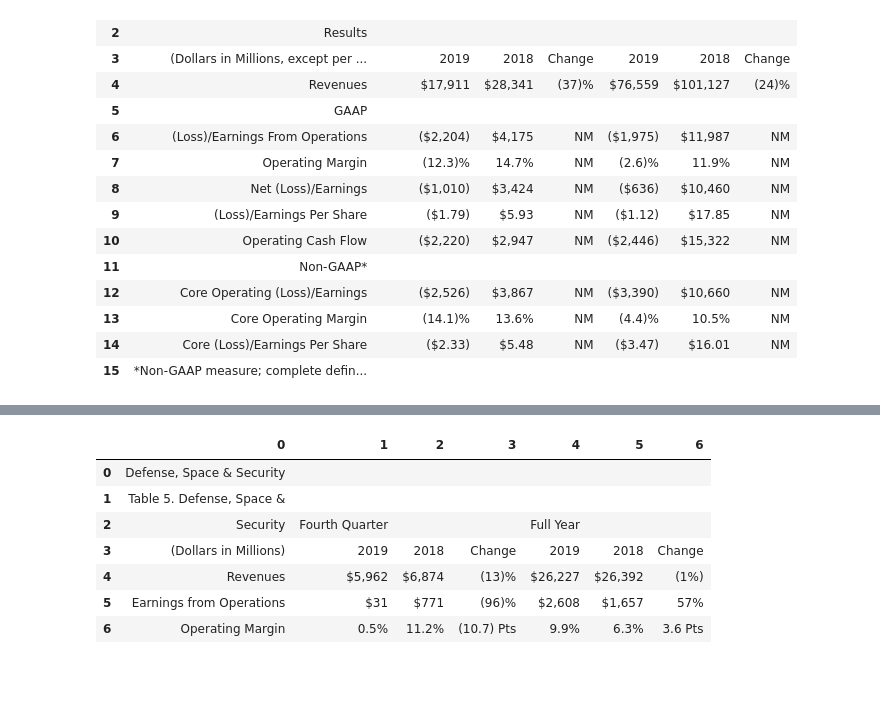
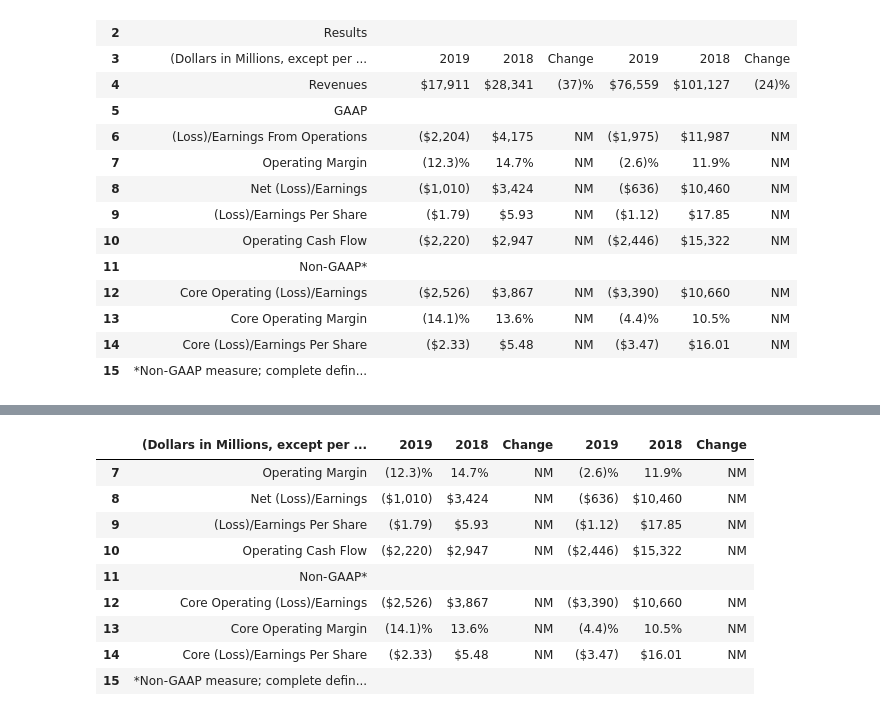
Before and after one commit to plaban1981/POCs, a Jupyter notebook: Extract_tabular_data_from_PDF_document_using_Camelot_in_Python.ipynb, the cells around one changed output, grey strips where cells are left out. Saved outputs shown, nothing was run; the diff lists cells and outputs as text; code cells hidden in the pictures; blank space fills up the shorter version.

```diff
--- a/Extract_tabular_data_from_PDF_document_using_Camelot_in_Python.ipynb
+++ b/Extract_tabular_data_from_PDF_document_using_Camelot_in_Python.ipynb
@@ -167,12 +349,14 @@ df3
-# %%
-df4=tables2[4].df
-df4
-# %% [output]
-|  | 0 | 1 | 2 | 3 | 4 | 5 | 6 |
-| 0 | Defense, Space & Security |  |  |  |  |  |  |
-| 1 | Table 5. Defense, Space & |  |  |  |  |  |  |
-| 2 | Security | Fourth Quarter |  |  | Full Year |  |  |
-| 3 | (Dollars in Millions) | 2019 | 2018 | Change | 2019 | 2018 | Change |
-| 4 | Revenues | $5,962 | $6,874 | (13)% | $26,227 | $26,392 | (1%) |
-| 5 | Earnings from Operations | $31 | $771 | (96)% | $2,608 | $1,657 | 57% |
-| 6 | Operating Margin | 0.5% | 11.2% | (10.7) Pts | 9.9% | 6.3% | 3.6 Pts |
+# %%
+temp_df2 = df1.rename(columns=df1.iloc[3]).drop(df1.iloc[:2])
+temp_df2
+# %% [output]
+|  | (Dollars in Millions, except per ... | 2019 | 2018 | Change | 2019 | 2018 | Change |
+| 7 | Operating Margin | (12.3)% | 14.7% | NM | (2.6)% | 11.9% | NM |
+| 8 | Net (Loss)/Earnings | ($1,010) | $3,424 | NM | ($636) | $10,460 | NM |
+| 9 | (Loss)/Earnings Per Share | ($1.79) | $5.93 | NM | ($1.12) | $17.85 | NM |
+| 10 | Operating Cash Flow | ($2,220) | $2,947 | NM | ($2,446) | $15,322 | NM |
+| 11 | Non-GAAP* |  |  |  |  |  |  |
+| 12 | Core Operating (Loss)/Earnings | ($2,526) | $3,867 | NM | ($3,390) | $10,660 | NM |
+| 13 | Core Operating Margin | (14.1)% | 13.6% | NM | (4.4)% | 10.5% | NM |
+| 14 | Core (Loss)/Earnings Per Share | ($2.33) | $5.48 | NM | ($3.47) | $16.01 | NM |
+| 15 | *Non-GAAP measure; complete defin... |  |  |  |  |  |  |
```
Also changed, not shown: parts of 94 cells of this notebook.
